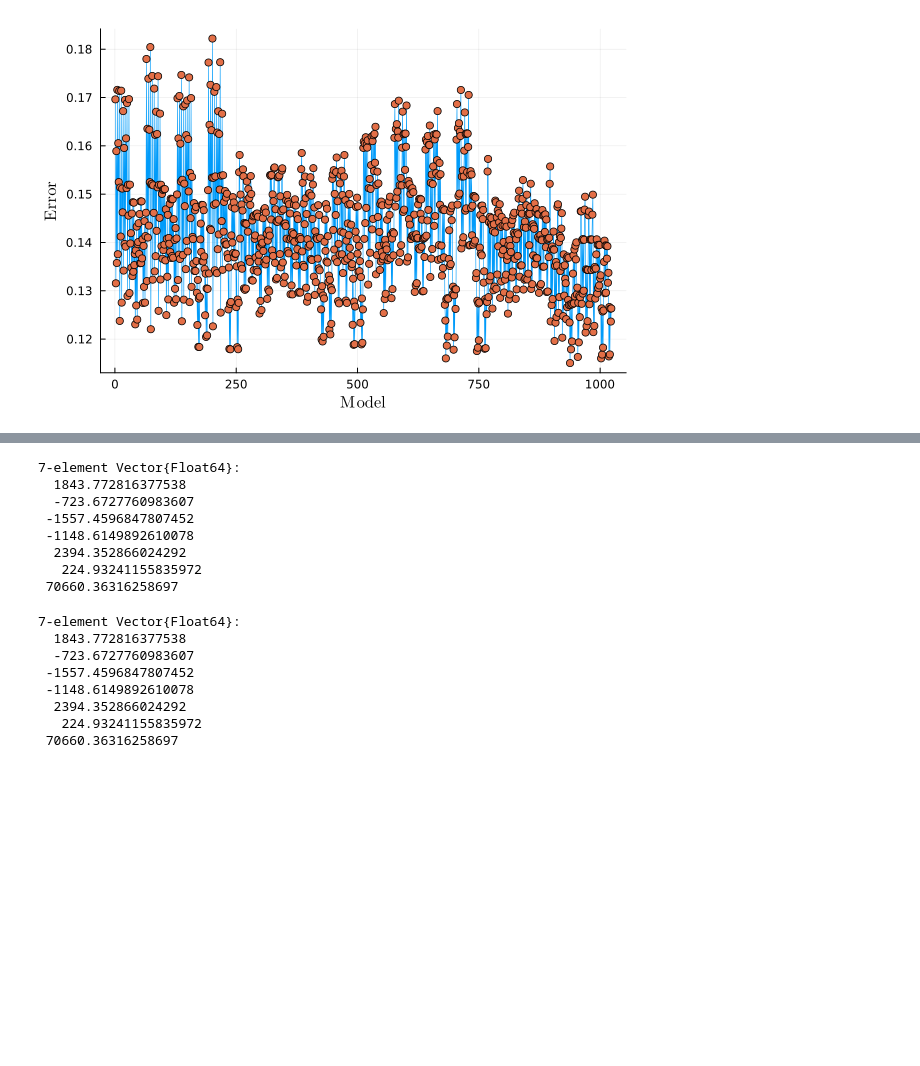
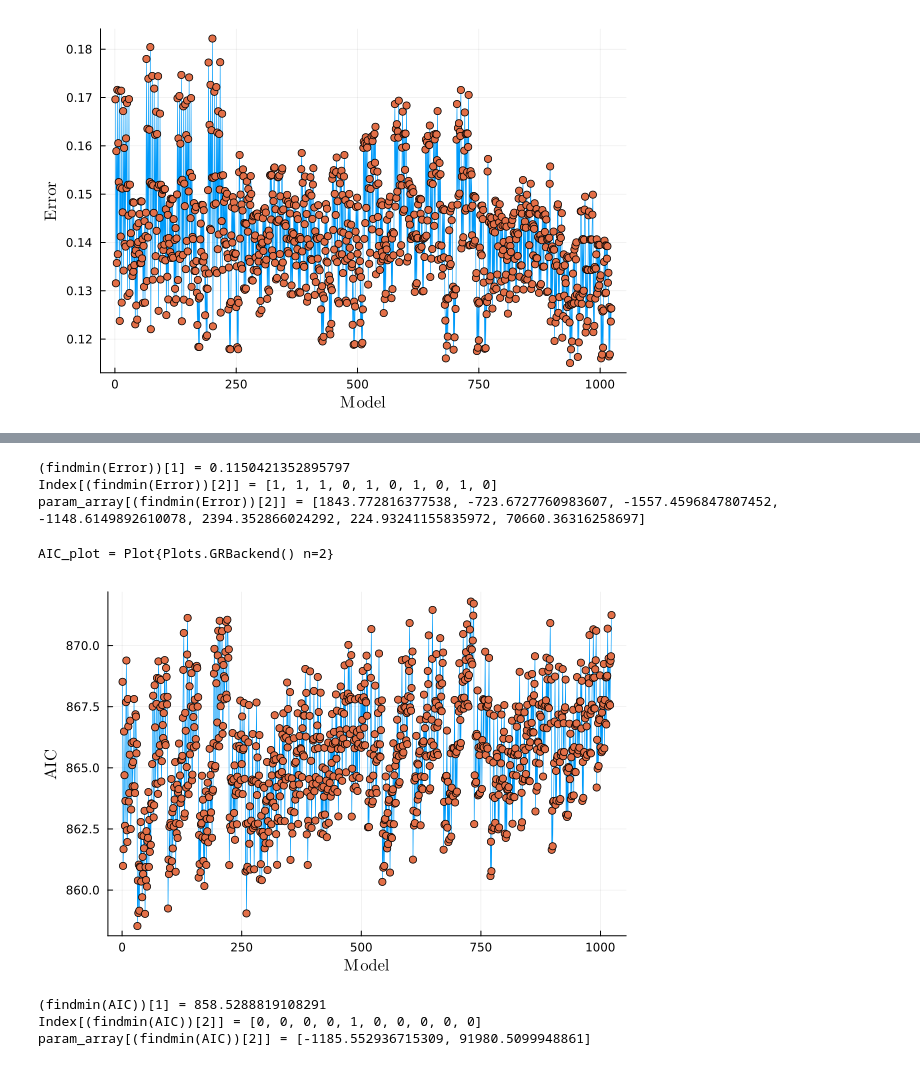
Before and after one commit to HironeIshida/2023_ds, a Jupyter notebook: 8/8.ipynb, the cells around one changed output, grey strips where cells are left out. Cells and saved outputs as stored; diff of their text form; code cells hidden in the pictures; blank space fills up the shorter version.

```diff
--- a/8/8.ipynb
+++ b/8/8.ipynb
@@ -61,6 +41,7 @@ X=(A'*A)^-1 *A'*b;
 param_array = []
 Index = []
 Error = []
+AIC = []
 
 for i1 in 0:1
     for i2 in 0:1
@@ -165,23 +146,34 @@ for i1 in 0:1
 
                                         if sign == true
                                             A[:, ind] = ones(31, 1)
-                                            b = power_data_sum[2:30]
-                                            A_ = A[2:30, :]
-                                            X=(A_'*A_)^-1 *A_'*b
-                                            push!(param_array, X)
+                                            b_aic = power_data_sum[1:31]
+                                            b_err = power_data_sum[2:30]
+                                            A_aic = A[1:31, :]
+                                            A_err = A[2:30, :]
+                                            X_aic = (A_aic'*A_aic)^-1 *A_aic'*b_aic
+                                            X_err= (A_err'*A_err)^-1 *A_err'*b_err
+
+                                            push!(param_array, X_err)
                                             I = [i1, i2, i3, i4, i5, i6, i7, i8, i9, i10]
                                             push!(Index, I)
 
                                             #予測値を計算
-                                            z1 = dot(X, A[1, :])
+                                            z1 = dot(X_err, A[1, :])
                                             error1 = abs(z1-exact_data1)/abs(exact_data1)
 
-                                            z2 = dot(X, A[31, :])
+                                            z2 = dot(X_err, A[31, :])
                                             error2 = abs(z2-exact_data31)/abs(exact_data31)
 
                                             mean_error = 0.5*(error1 + error2)
+                                            push!(Error, mean_error)
 
-                                            push!(Error, mean_error)
+                                            #残差二乗を計算
+                                            res_error = 0.0
+                                            for i in 1:31
+                                                res_error += (abs(dot(X_aic, A_aic[i, :]) - power_data_sum[i]))^2
+                                            end
+                                            aic = 31*(log(2*π*res_error*31) + 1) + 2*(num+2)
+                                            push!(AIC, aic)
                                         end
                                     end
                                 end
@@ -287,25 +201,29 @@ Index[938]
-# %%
-param_array[938]
-# %% [output]
-7-element Vector{Float64}:
-  1843.772816377538
-  -723.6727760983607
- -1557.4596847807452
- -1148.6149892610078
-  2394.352866024292
-   224.93241155835972
- 70660.36316258697
-# %%
-A = [temp_mean_data[2:30]  temp_max_data[2:30] temp_min_data[2:30] sun_data[2:30] wind_data[2:30] humi_data[2:30] ones(29, 1)]
-b = power_data_sum[2:30]
-
-X=(A'*A)^-1 *A'*b
-# %% [output]
-7-element Vector{Float64}:
-  1843.772816377538
-  -723.6727760983607
- -1557.4596847807452
- -1148.6149892610078
-  2394.352866024292
-   224.93241155835972
- 70660.36316258697
+# %%
+@show findmin(Error)[1]
+@show Index[findmin(Error)[2]]
+@show param_array[findmin(Error)[2]];
+# %% [output]
+(findmin(Error))[1] = 0.1150421352895797
+Index[(findmin(Error))[2]] = [1, 1, 1, 0, 1, 0, 1, 0, 1, 0]
+param_array[(findmin(Error))[2]] = [1843.772816377538, -723.6727760983607, -1557.4596847807452, -1148.6149892610078, 2394.352866024292, 224.93241155835972, 70660.36316258697]
+# %%
+AIC_plot = plot(AIC,
+                xlabel = L"\mathrm{Model}",
+                ylabel = L"\mathrm{AIC}",
+                label = "",
+                lw = 0.6
+                )
+plot!(AIC_plot, AIC, st = :scatter, label = "")
+savefig("AIC_plot.pdf")
+@show AIC_plot
+# %% [output]
+AIC_plot = Plot{Plots.GRBackend() n=2}
+[figure, added]
+# %%
+@show findmin(AIC)[1]
+@show Index[findmin(AIC)[2]]
+@show param_array[findmin(AIC)[2]];
+# %% [output]
+(findmin(AIC))[1] = 858.5288819108291
+Index[(findmin(AIC))[2]] = [0, 0, 0, 0, 1, 0, 0, 0, 0, 0]
+param_array[(findmin(AIC))[2]] = [-1185.552936715309, 91980.5099948861]
```
Also changed, not shown: parts of 8 cells of this notebook, 21 other files.
